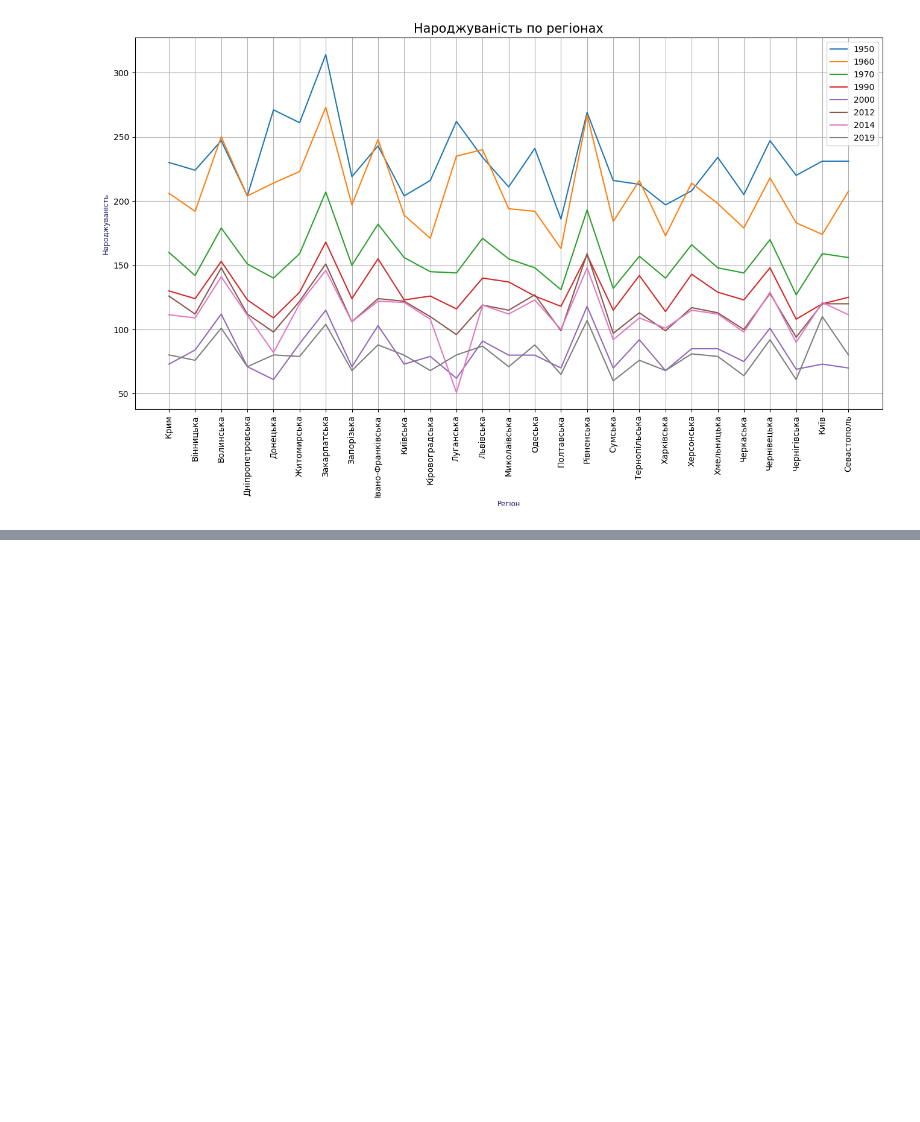
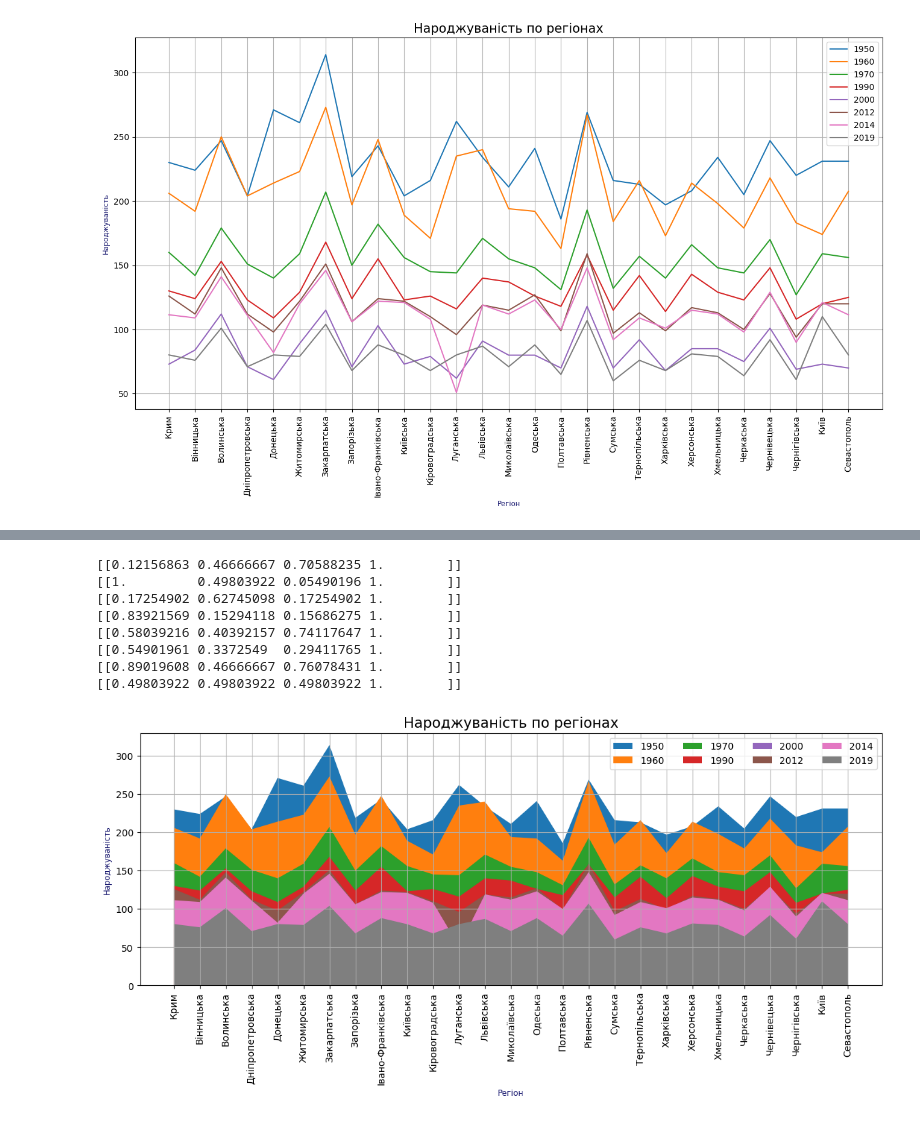
Before and after one commit to lexxai/goit_python_ds_hw_02, a Jupyter notebook: Hw2.1.ipynb, the cells around one changed output, grey strips where cells are left out. Saved outputs shown, nothing was run; the diff lists cells and outputs as text; code cells hidden in the pictures; blank space fills up the shorter version.

```diff
--- a/Hw2.1.ipynb
+++ b/Hw2.1.ipynb
@@ -271,0 +289,30 @@ plt.show()
+# %%
+#plt.figure(figsize=(14,4))
+
+colnames = df.columns[1:]
+
+f, ax = plt.subplots()
+f.set_figwidth(14)
+
+for col in colnames:
+  ax2 = ax.stackplot(df["Регіон"],df[col], labels=[col])
+  color = ax2[0].get_facecolor()
+  print(color)
+
+plt.xticks(rotation=90)
+plt.legend(loc='best', ncols=colnames.size/2)
+plt.grid()
+plt.xlabel("Регіон", fontsize="small", color="midnightblue")
+plt.ylabel("Народжуваність", fontsize="small", color="midnightblue")
+plt.title("Народжуваність по регіонах", fontsize=15)
+plt.show()
+# %% [output]
+[[0.12156863 0.46666667 0.70588235 1.        ]]
+[[1.         0.49803922 0.05490196 1.        ]]
+[[0.17254902 0.62745098 0.17254902 1.        ]]
+[[0.83921569 0.15294118 0.15686275 1.        ]]
+[[0.58039216 0.40392157 0.74117647 1.        ]]
+[[0.54901961 0.3372549  0.29411765 1.        ]]
+[[0.89019608 0.46666667 0.76078431 1.        ]]
+[[0.49803922 0.49803922 0.49803922 1.        ]]
+[figure, added]
```
Also changed, not shown: parts of 1 cell of this notebook.
